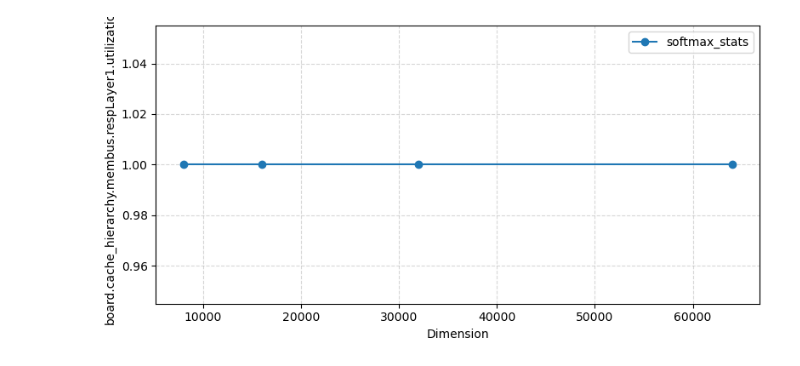
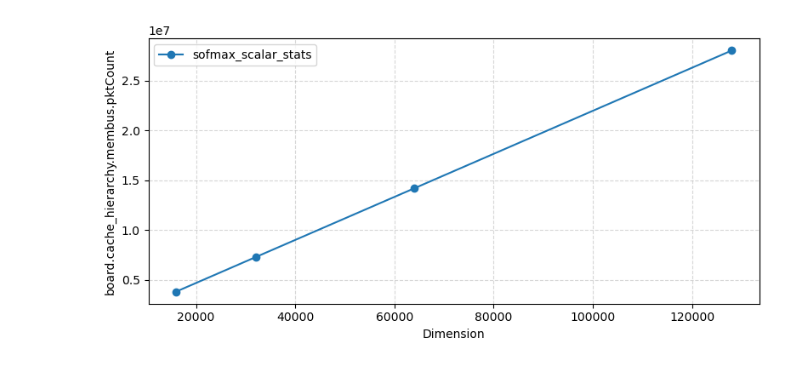
Before and after one commit to riccardoselis00/softmax-rvv, a Jupyter notebook: analysis.ipynb, the cells around one changed output. Saved outputs shown, nothing was run; the diff lists cells and outputs as text; code cells hidden in the pictures.

```diff
--- a/analysis.ipynb
+++ b/analysis.ipynb
@@ -140,9 +1,10 @@ plot_paths, str(report_path)
 # %%
-from plot_stats_II import plot_stats
+from tools.plot_stats import plot_stats
 
 # Plot the metric "full.name.metric" using one or multiple CSV files
-plot_stats('board.cache_hierarchy.membus.respLayer1.utilization', 'results/softmax_stats.csv')
+plot_stats('board.cache_hierarchy.membus.pktCount',
+           'results/softmax_scalar/sofmax_scalar_stats.csv')
 # or compare across versions:
 #plot_stats('full.name.metric', 'softmax_stats.csv', 'other_version.csv')
 # %% [output]
-[figure, old version]
+[figure, new version]
```
Also changed, not shown: parts of 1 cell of this notebook, 28 other files.
